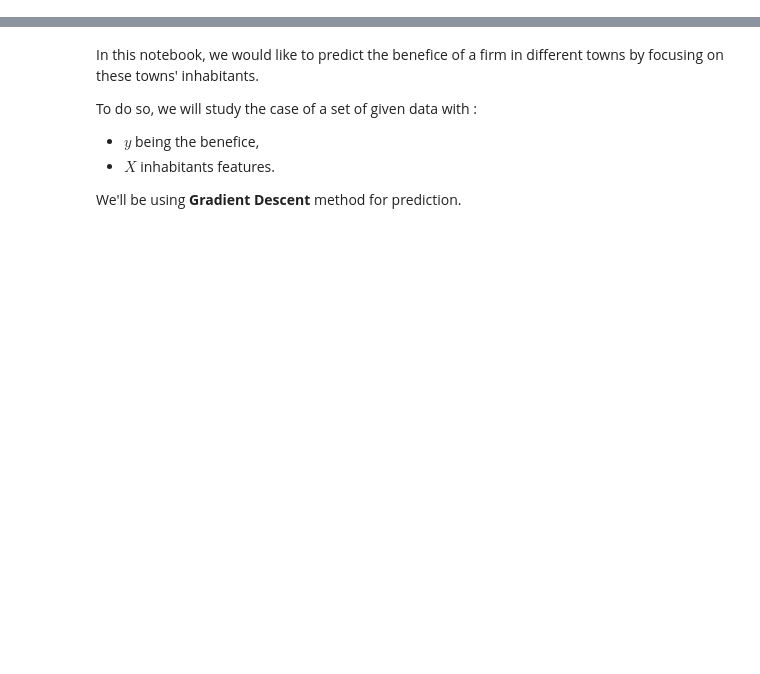
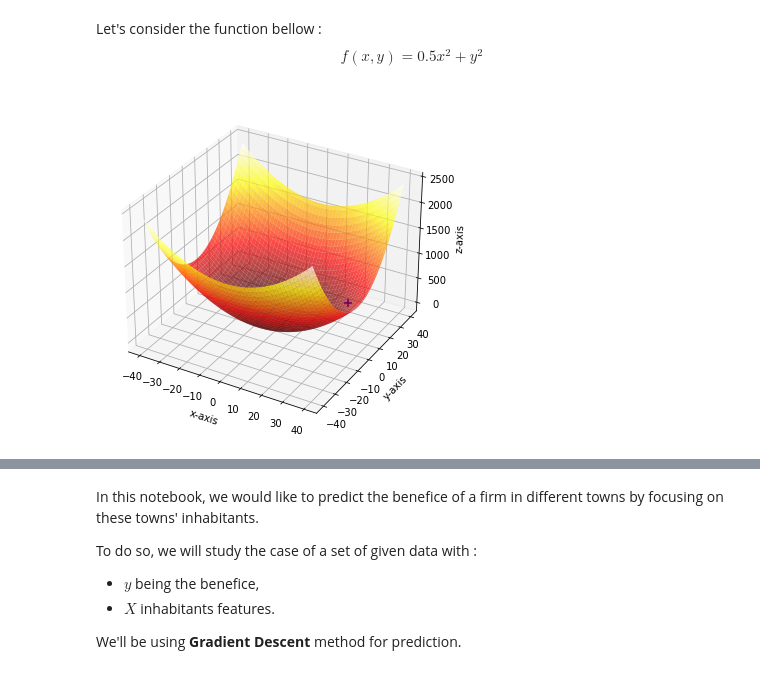
Before and after one commit to kawaremu/MLFromScratch, a Jupyter notebook: Regression and Gradient Descent.ipynb, the cells around one changed output, grey strips where cells are left out. Saved outputs shown, nothing was run; the diff lists cells and outputs as text; code cells hidden in the pictures; blank space fills up the shorter version.

```diff
--- a/Regression and Gradient Descent.ipynb
+++ b/Regression and Gradient Descent.ipynb
@@ -31,0 +73,43 @@ One is the Ordinary Least Mean Square Method approach and the Gradient Descent a
+# %% [markdown]
+Let's consider the function bellow :
+$$
+f(x,y) = 0.5x^2 + y^2
+$$
+# %%
+def f(x,y):
+  return 0.5*x**2 + y**2
+# %%
+from mpl_toolkits.mplot3d import Axes3D
+from matplotlib import cm
+import matplotlib.pyplot as plt
+import numpy as np
+
+fig = plt.figure(figsize=(6,15))
+ax = fig.gca(projection='3d')   # Create the axes
+
+# Data
+X = np.linspace(-40, 40, 100)
+Y = np.linspace(-40, 40, 100)
+X, Y = np.meshgrid(X, Y)
+Z = f(X,Y)
+
+# Plot the 3d surface
+
+surface = ax.plot_surface(X, Y, Z,
+                          rstride = 2,
+                          cstride = 2,
+                          alpha = .7,
+                          cmap=cm.hot,
+                          linewidth=0,
+                          antialiased=True)
+
+ax.scatter(30,10,f(30,10), marker='+', zorder=10, c="b",s=50)
+
+
+# Set some labels
+ax.set_xlabel('x-axis')
+ax.set_ylabel('y-axis')
+ax.set_zlabel('z-axis')
+plt.show()
+# %% [output]
+[figure, added]
```
Also changed, not shown: parts of 23 cells of this notebook, 2 other files.
